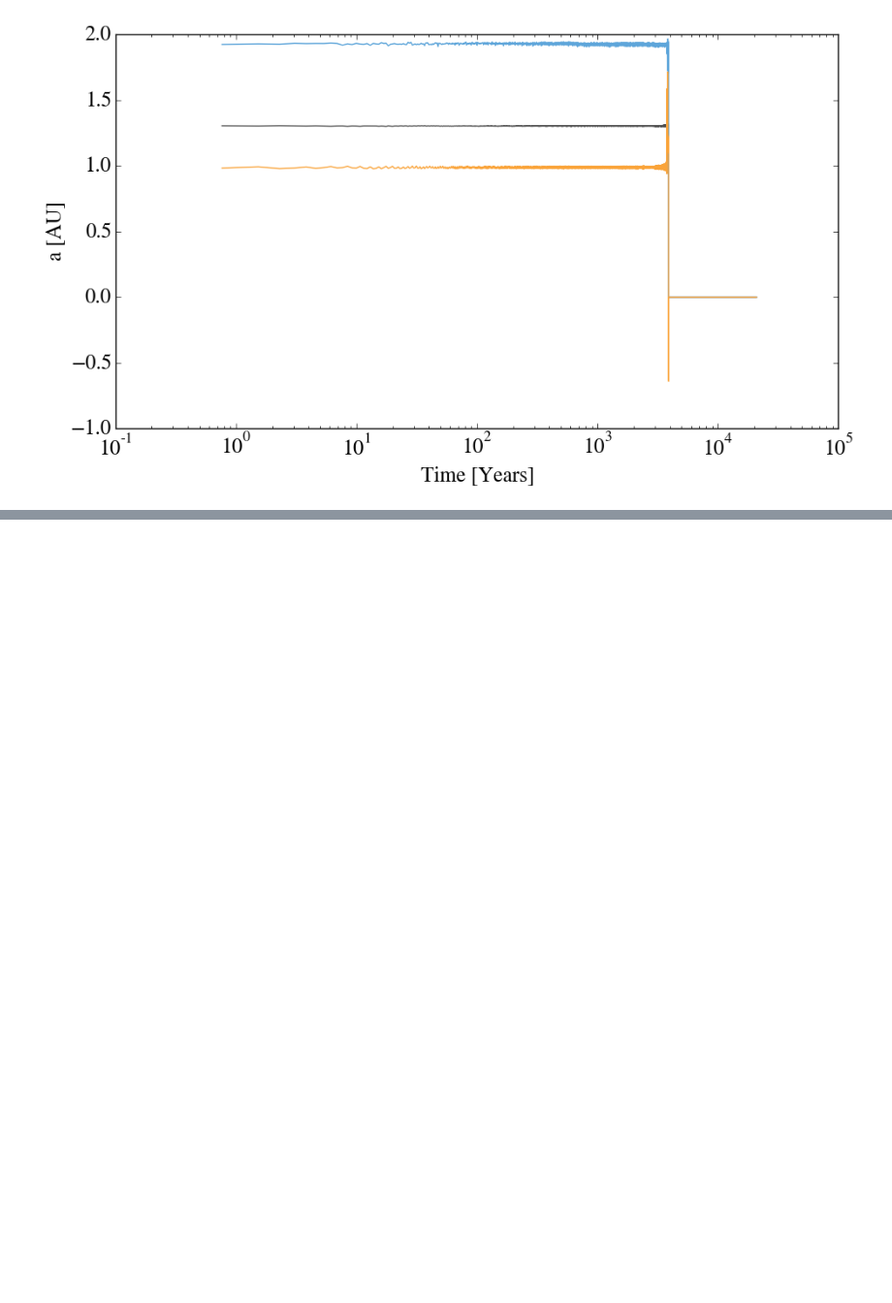
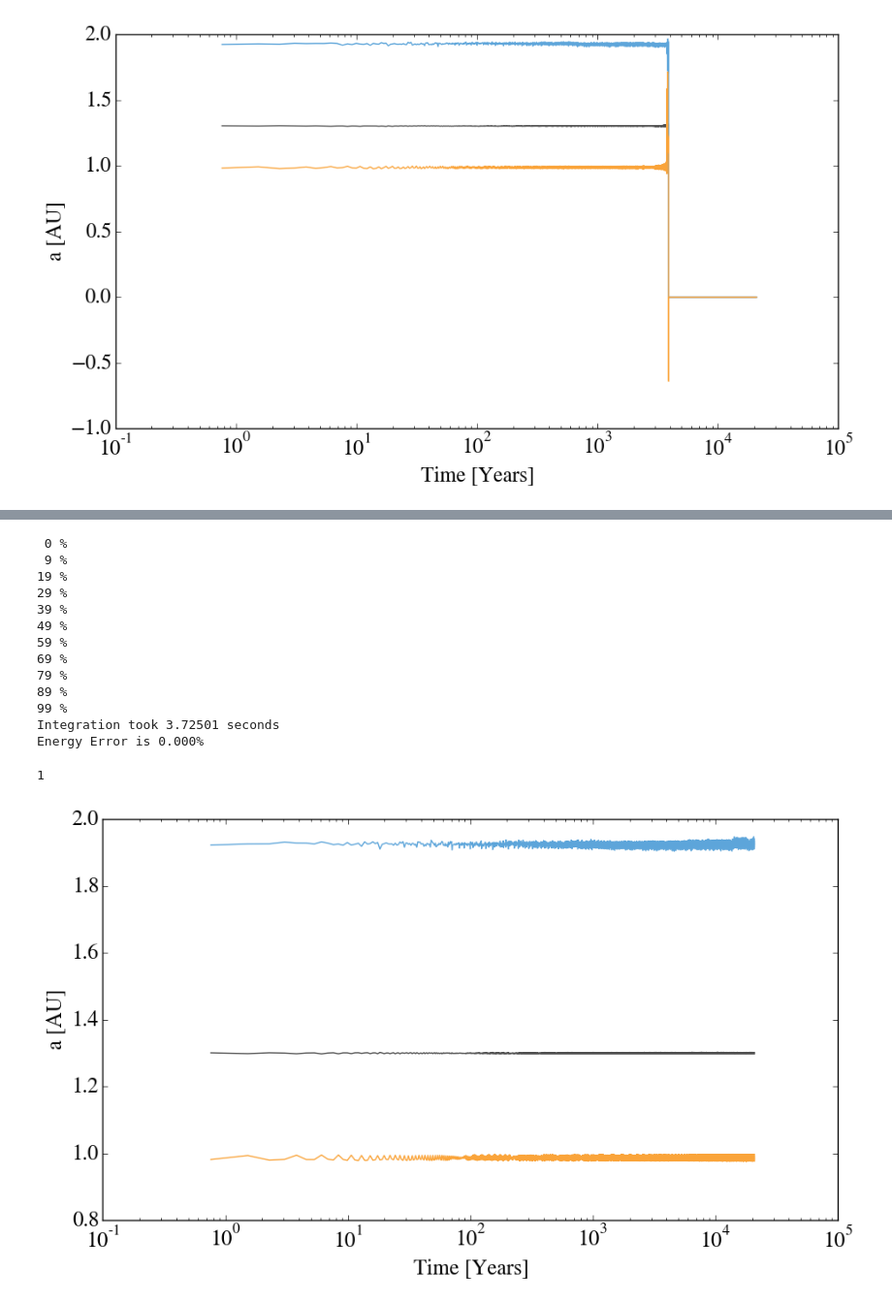
Before and after one commit to nomahen/musical-octo-goggles, a Jupyter notebook: HD1502.ipynb, the cells around one changed output, grey strips where cells are left out. Shown at 97% size. Saved outputs shown, nothing was run; the diff lists cells and outputs as text; code cells hidden in the pictures; blank space fills up the shorter version.

```diff
--- a/HD1502.ipynb
+++ b/HD1502.ipynb
@@ -165,0 +217,19 @@ def per_mass_test(params,other_params,RVsys):
+# %%
+HD1502.orbit_stab(periods=1e4,pnts_per_period=20,outputs_per_period=1,verbose=1,integrator='whfast',safe=1
+                  ,timing=1,plot=1,energy_err=1)
+# %% [output]
+ 0 %
+ 9 %
+19 %
+29 %
+39 %
+49 %
+59 %
+69 %
+79 %
+89 %
+99 %
+Integration took 3.72501 seconds
+Energy Error is 0.000%
+1
+[figure, added]
```
Also changed, not shown: parts of 43 cells of this notebook, 1 other file.
